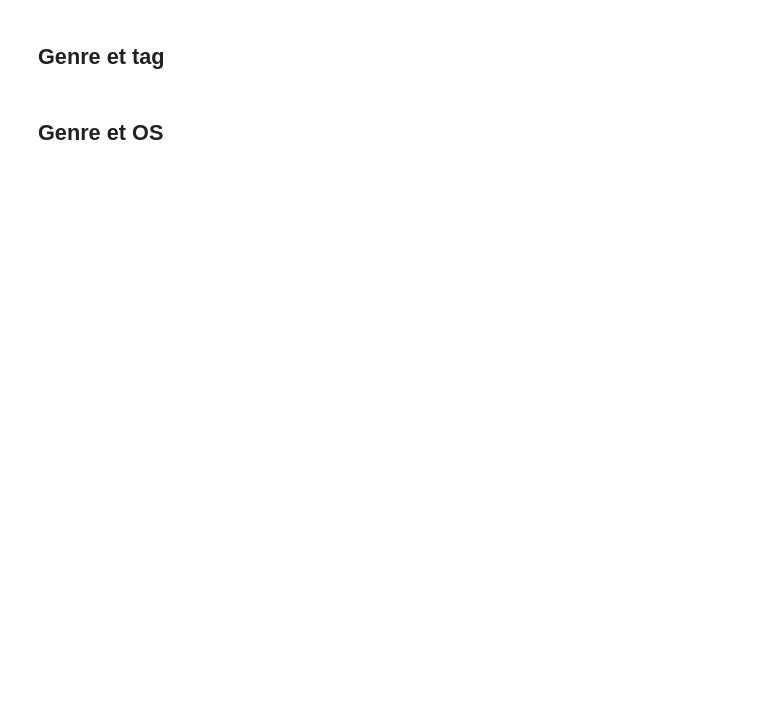
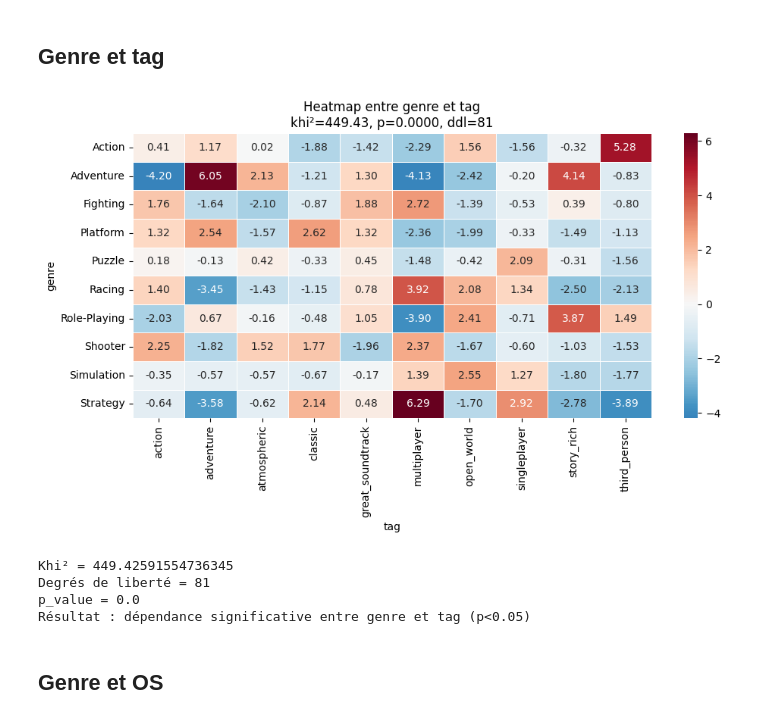
Before and after one commit to Caquite/GamesSales, a Jupyter notebook: Tests_khi2/test_khi2.ipynb, the cells around one changed output. Saved outputs shown, nothing was run; the diff lists cells and outputs as text; code cells hidden in the pictures; blank space fills up the shorter version.

```diff
--- a/Tests_khi2/test_khi2.ipynb
+++ b/Tests_khi2/test_khi2.ipynb
@@ -110,6 +110,13 @@ editeur = pd.read_csv("gamesale_table_editeur.csv")
 genre = pd.read_csv("gamesale_table_genre.csv")
 jeux = pd.read_csv("gamesale_table_jeux.csv")
 os = pd.read_csv("gamesale_table_os.csv")
+# Transformer a_tag de wide (0,1,0...) à long (id_jeu,tag)
+a_tag = a_tag.melt(
+    id_vars='id_jeu',
+    var_name='tag',
+    value_name='score'
+)
+a_tag = a_tag[a_tag['score'] > 0].drop(columns='score')
 
 df = pd.merge(jeux,dev)
 df = pd.merge(df,editeur)
@@ -260,5 +212,28 @@ p_value = 0.0
 Résultat : dépendance significative entre genre et categorie (p<0.05)
 # %% [markdown]
 ## Genre et tag
+# %%
+df_tag = pd.merge(df, a_tag, on="id_jeu")
+seuil = 200
+top_tag = df_tag["tag"].value_counts()
+top_tag = top_tag[top_tag >= seuil].index
+
+seuil_genre=150
+top_genres = df_tag["genre"].value_counts()
+top_genres = top_genres[top_genres >= seuil_genre].index
+
+df_filtre = df_tag[
+    df_tag["tag"].isin(top_tag) &
+    df_tag["genre"].isin(top_genres)
+]
+
+heatmap(df_filtre,"genre","tag")
+khi2(df_filtre,"genre","tag",0.05)
+# %% [output]
+[figure, added]
+Khi² = 449.42591554736345
+Degrés de liberté = 81
+p_value = 0.0
+Résultat : dépendance significative entre genre et tag (p<0.05)
 # %% [markdown]
 ## Genre et OS
```
Also changed, not shown: parts of 21 cells of this notebook, 1 other file.
